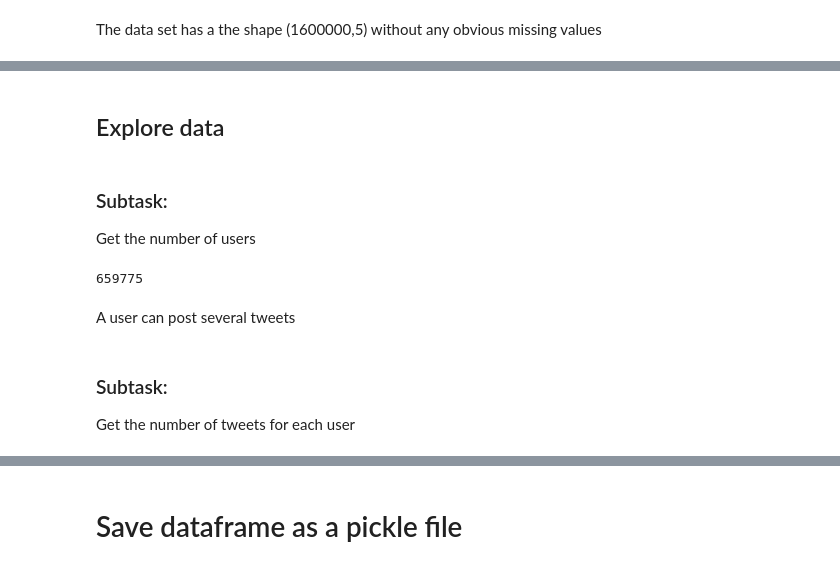
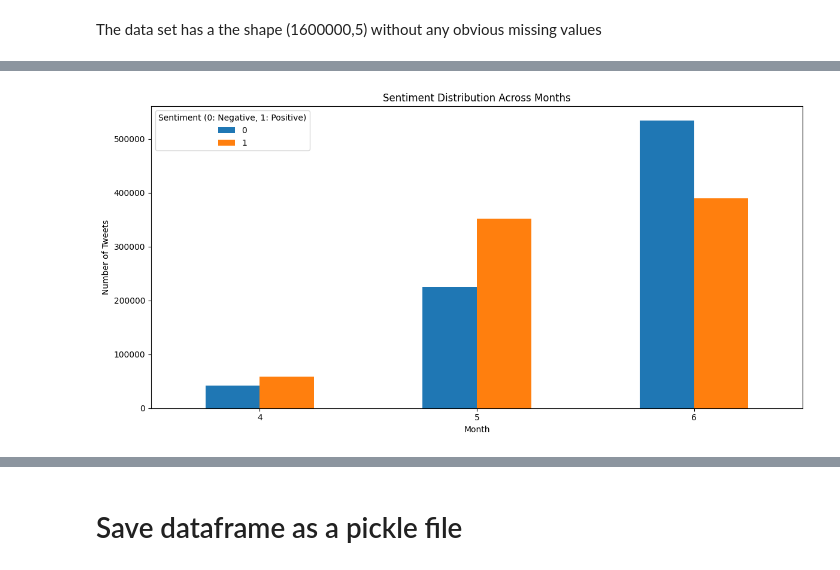
Before and after one commit to Laeti-dev/P7-Sentiments_analysis, a Jupyter notebook: notebooks/P7_eda.ipynb, the cells around one changed output, grey strips where cells are left out. Cells and saved outputs as stored; diff of their text form; code cells hidden in the pictures.

```diff
--- a/notebooks/P7_eda.ipynb
+++ b/notebooks/P7_eda.ipynb
@@ -96,22 +173,0 @@ display(df.head())
-# %%
-# prompt: Check for duplicates using ids, user
-
-# check for duplicate ids
-print(f"Number of unique ids: {df['ids'].nunique()}")
-# There are no duplicate ids, the ids are unique for each tweet.
-# check for duplicate users
-print(f"Number of unique users: {df['user'].nunique()}")
-# There are 659,752 unique users, which means many users have tweeted more than once.
-# check for duplicate tweets based on user and text
-duplicate_tweets = df.duplicated(subset=['user', 'text']).sum()
-print(f"Number of duplicate tweets (user and text): {duplicate_tweets}")
-# There are 2473 duplicate tweets based on user and text, these should be removed.
-df.drop_duplicates(subset=['user', 'text'], inplace=True)
-print(f"Shape of DataFrame after removing duplicates: {df.shape}")
-# Display the first few rows of the DataFrame and its info
-display(df.head())
-display(df.info())
-# After removing duplicate tweets based on user and text, the DataFrame shape is (1597527, 8) and there are still no obvious missing values.
-# Display columns and their data types
-print(df.columns)
-df.dtypes
@@ -156,16 +174,16 @@ dtype: object
-# %% [markdown]
-## Explore data
-# %% [markdown]
-### Subtask:
-
-Get the number of users
-# %%
-df['user'].nunique()
-# %% [output]
-659775
-# %% [markdown]
-A user can post several tweets
-# %% [markdown]
-### Subtask:
-
-Get the number of tweets for each user
+# %%
+# Group by month and target, then count the occurrences
+target_by_month = df.groupby(['month', 'target']).size().unstack(fill_value=0)
+
+# Plot the distribution of sentiments over the months
+plt.figure(figsize=(12, 6))
+target_by_month.plot(kind='bar', stacked=False, ax=plt.gca())
+plt.title('Sentiment Distribution Across Months')
+plt.xlabel('Month')
+plt.ylabel('Number of Tweets')
+plt.xticks(rotation=0)
+plt.legend(title='Sentiment (0: Negative, 1: Positive)')
+plt.tight_layout()
+plt.show()
+# %% [output]
+[figure, added]
```
Also changed, not shown: parts of 54 cells of this notebook.
